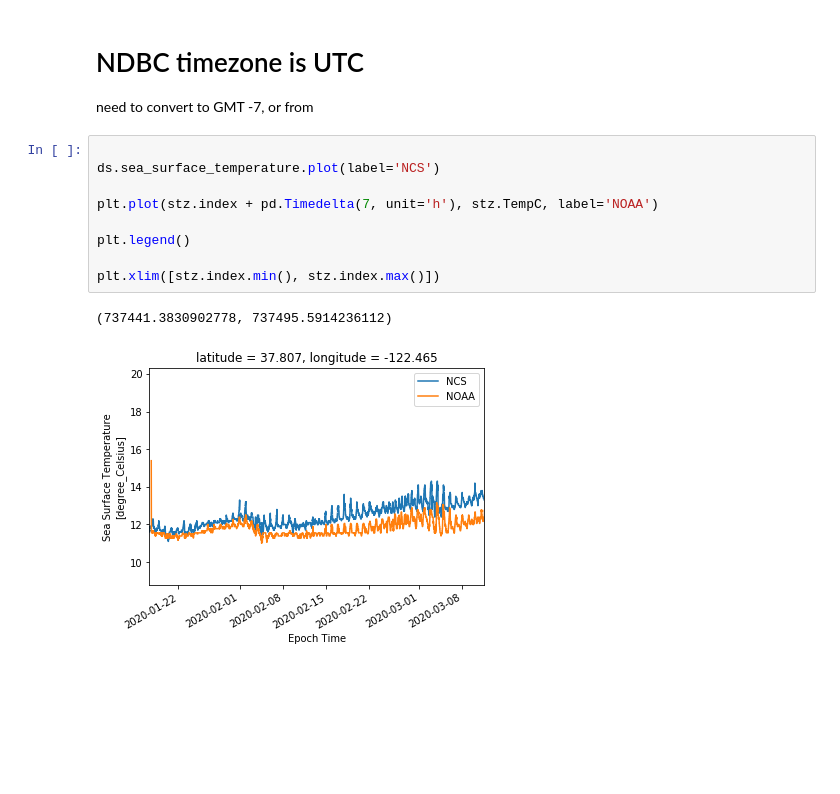
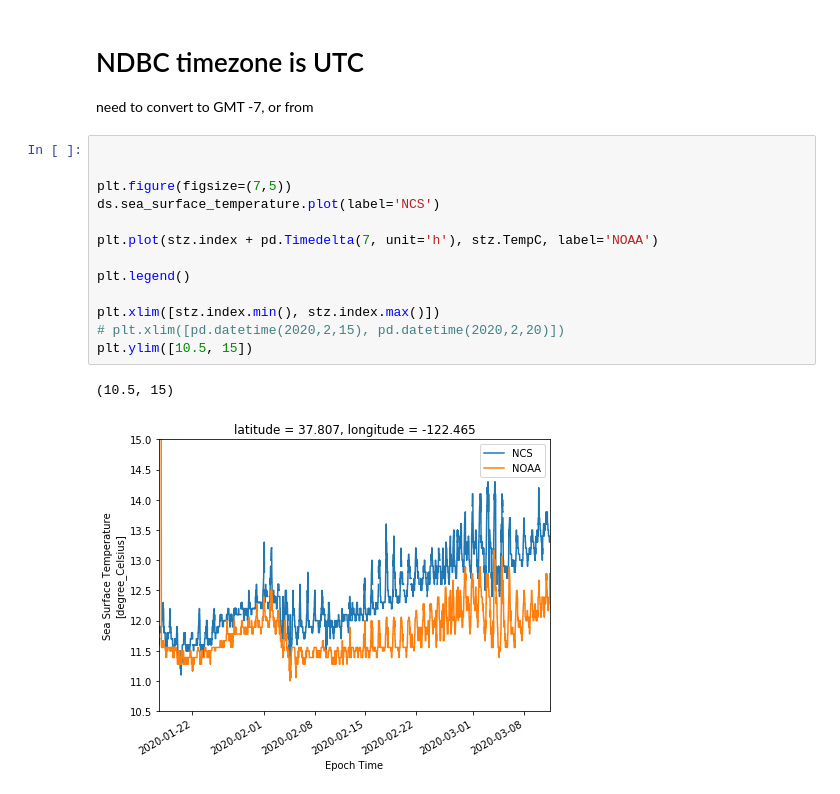
Before and after one commit to nstielau/baytemps, a Jupyter notebook: bay_temps.ipynb, the cells around one changed output. Drawn from its saved outputs; the diff is of its cells as text; blank space fills up the shorter version.

```diff
--- a/bay_temps.ipynb
+++ b/bay_temps.ipynb
@@ -89,13 +90,17 @@ ds.sea_surface_temperature.plot()
 need to convert to GMT -7, or from
 # %%
 
+
+plt.figure(figsize=(7,5))
 ds.sea_surface_temperature.plot(label='NCS')
 
 plt.plot(stz.index + pd.Timedelta(7, unit='h'), stz.TempC, label='NOAA')
 
 plt.legend()
 
 plt.xlim([stz.index.min(), stz.index.max()])
+# plt.xlim([pd.datetime(2020,2,15), pd.datetime(2020,2,20)])
+plt.ylim([10.5, 15])
 # %% [output]
-(737441.3830902778, 737495.5914236112)
+(10.5, 15)
-[figure, old version]
+[figure, new version]
```
Also changed, not shown: parts of 2 cells of this notebook.
